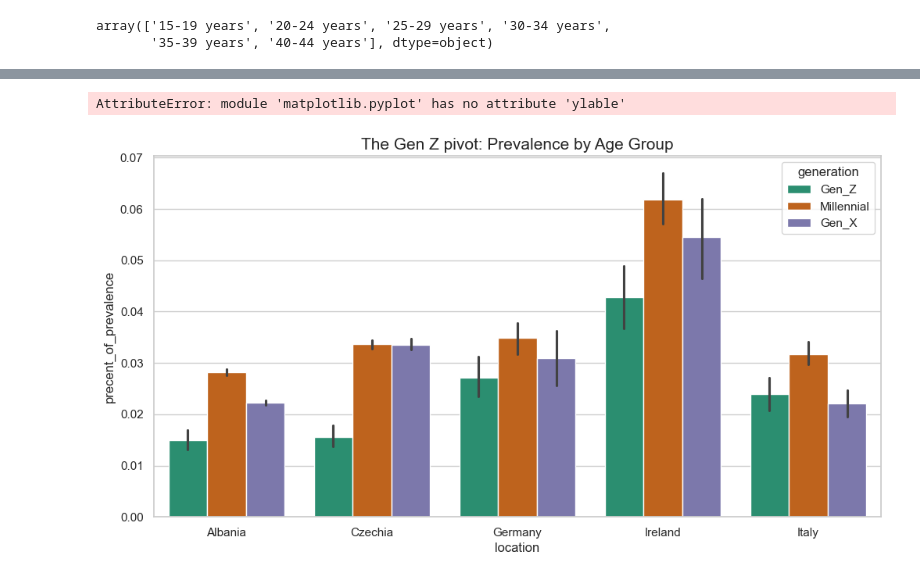
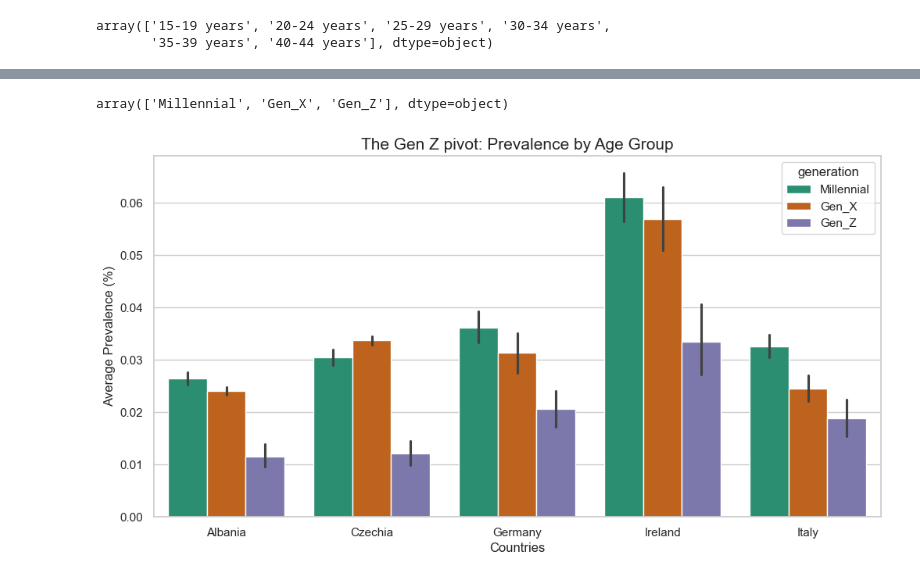
Before and after one commit to justdayane/da-capstone-project-dayane-ernesto, a Jupyter notebook: Ernestos_finds/Exploration Data sets.ipynb, the cells around one changed output, grey strips where cells are left out. Cells and saved outputs as stored; diff of their text form; code cells hidden in the pictures.

```diff
--- a/Ernestos_finds/Exploration Data sets.ipynb
+++ b/Ernestos_finds/Exploration Data sets.ipynb
@@ -1292,6 +1296,12 @@ gen_gap.to_csv('gen_gap_2019-analysis.csv', index=False)
 # %%
-def define_gen(age):
-    if '15-19 years' in age or '20-24 years' in age: return 'Gen_Z'
-    if '25-29' in age or '30-34 years' in age or '35-39 years' in age: return 'Millennial'
-    return'Gen_X'
-gen_gap['generation'] = gen_gap['age'].apply(define_gen)
+def define_gen(row):
+    age_lower = int(row['age'].split('-')[0])
+    birth_year = row['year'] - age_lower
+    if birth_year >= 1997:
+        return 'Gen_Z'
+    elif birth_year >= 1981:
+        return 'Millennial'
+    else:
+        return'Gen_X'
+
+gen_gap['generation'] = gen_gap.apply(define_gen, axis=1)
@@ -1307,15 +1330,18 @@ gen_gap.head()
+# %%
+gen_gap['generation'].unique()
+# %% [output]
+array(['Millennial', 'Gen_X', 'Gen_Z'], dtype=object)
 # %%
 py.figure(figsize=(12,6))
 sns.barplot(data=gen_gap,
             x='location',
             y='precent_of_prevalence',
             hue='generation',
             palette='Dark2')
 py.title('The Gen Z pivot: Prevalence by Age Group', fontsize = 15)
-py.ylable('Average Prevalence (%)')
-py.xlable("Countries")
+py.ylabel('Average Prevalence (%)')
+py.xlabel("Countries")
 
 py.show()
 # %% [output]
-AttributeError: module 'matplotlib.pyplot' has no attribute 'ylable'
-[figure, old version]
+[figure, new version]
```
Also changed, not shown: parts of 7 cells of this notebook, 4 other files.
